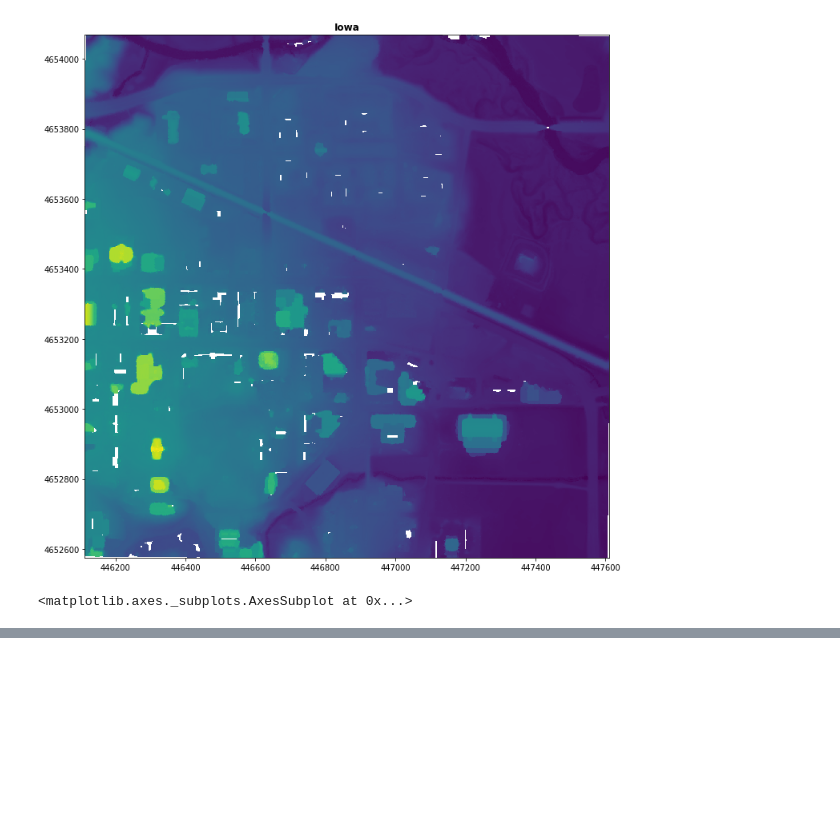
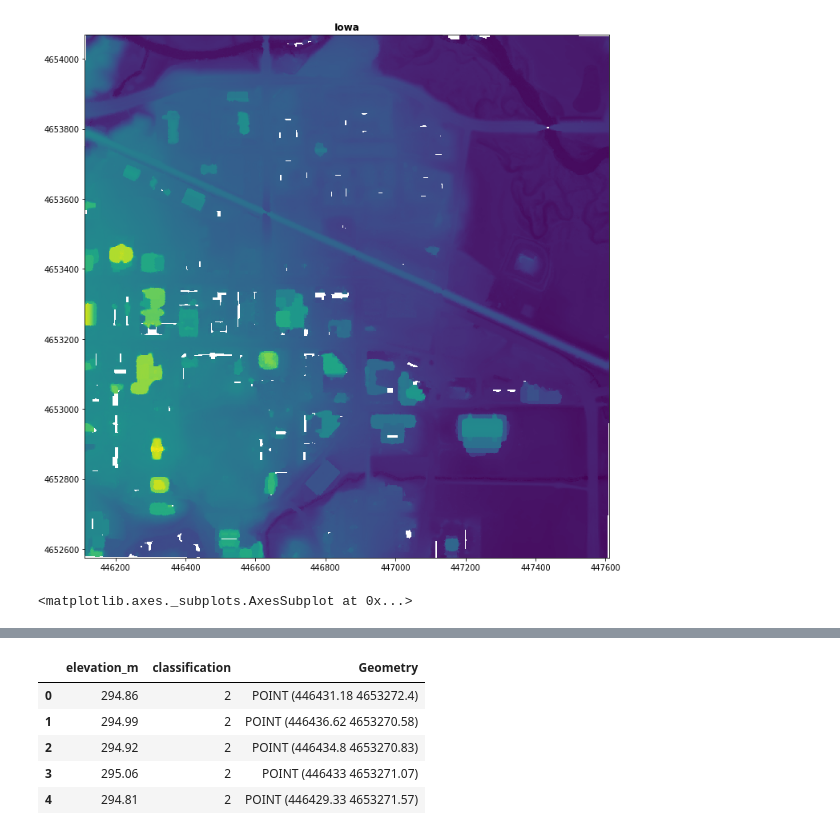
Before and after one commit to mozartofmath/AgriTech-USGS-LIDAR, a Jupyter notebook: notebooks/Fetcher.ipynb, the cells around one changed output, grey strips where cells are left out. Saved outputs shown, nothing was run; the diff lists cells and outputs as text; code cells hidden in the pictures; blank space fills up the shorter version.

```diff
--- a/notebooks/Fetcher.ipynb
+++ b/notebooks/Fetcher.ipynb
@@ -41,0 +82,15 @@ rasterio.plot.show(tif, title = "Iowa")
+# %%
+from shapely.geometry import Point
+import geopandas
+
+d = {'elevation_m': p_Z, 'classification': classification, 'Geometry': [Point(x,y) for x,y in zip(p_X,p_Y)]}
+gdf = geopandas.GeoDataFrame(d, crs="EPSG:26915")
+# %%
+gdf.head()
+# %% [output]
+|  | elevation_m | classification | Geometry |
+| 0 | 294.86 | 2 | POINT (446431.18 4653272.4) |
+| 1 | 294.99 | 2 | POINT (446436.62 4653270.58) |
+| 2 | 294.92 | 2 | POINT (446434.8 4653270.83) |
+| 3 | 295.06 | 2 | POINT (446433 4653271.07) |
+| 4 | 294.81 | 2 | POINT (446429.33 4653271.57) |
```
Also changed, not shown: parts of 9 cells of this notebook.
